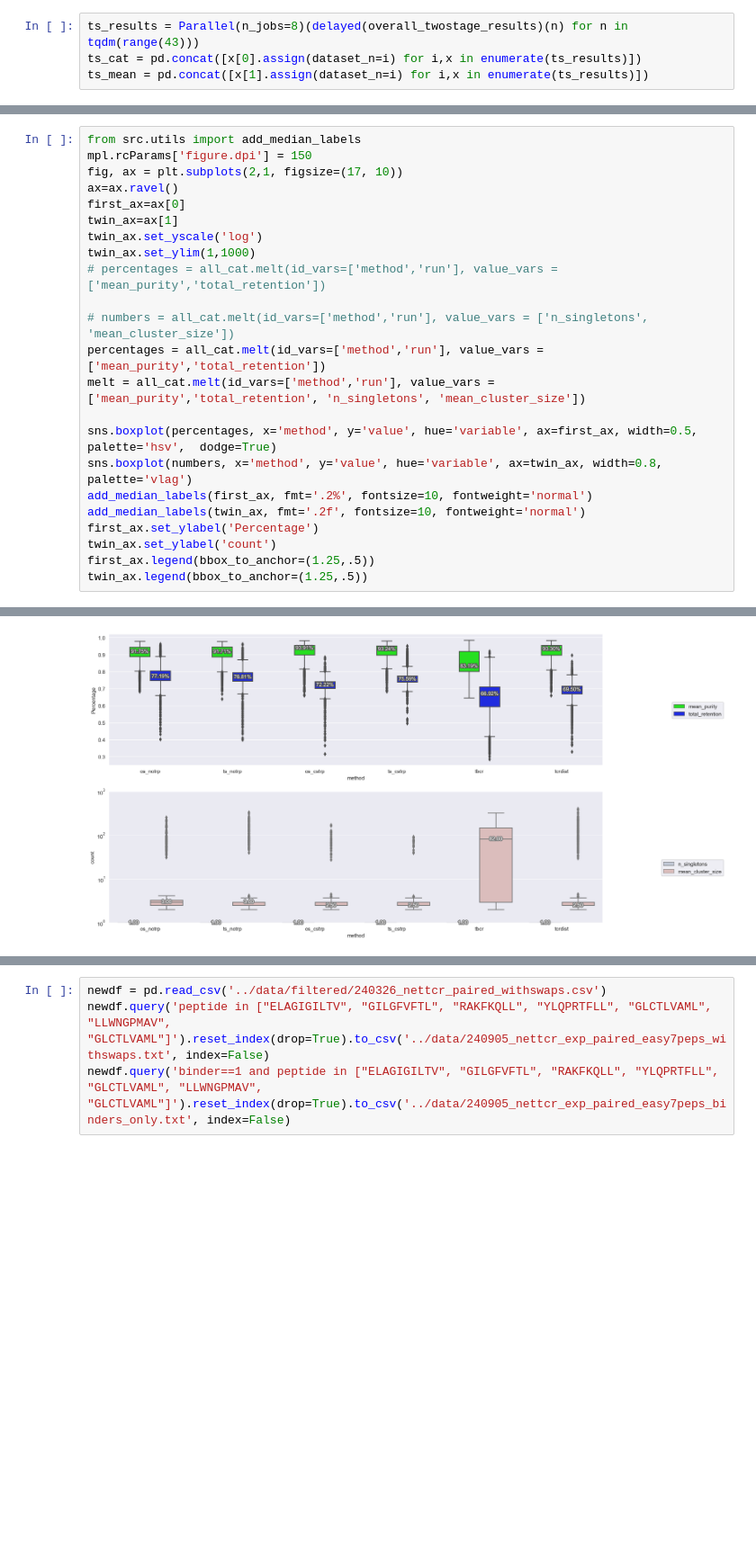
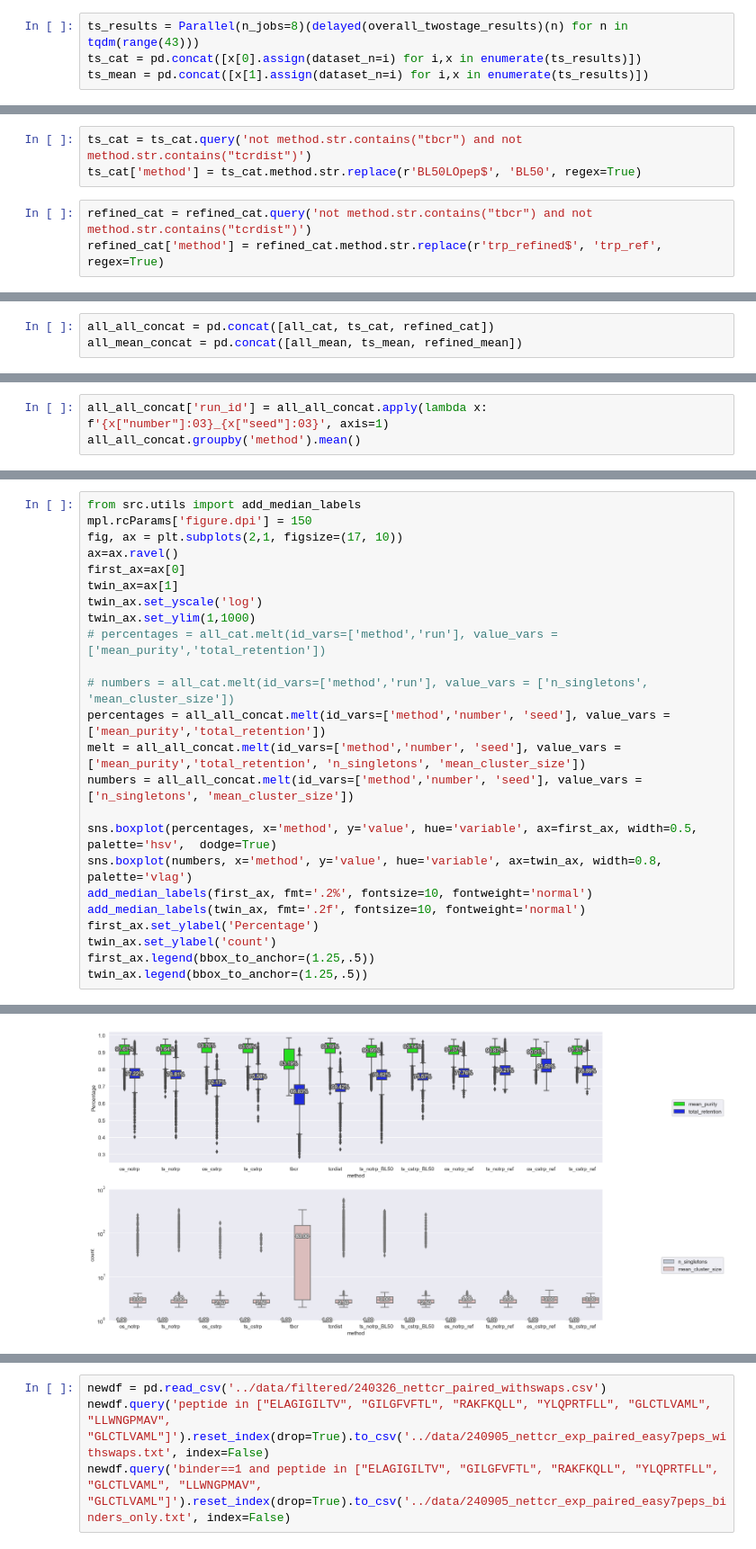
Before and after one commit to richieYT-wan/tclustr, a Jupyter notebook: notebooks/240819_PatientData.ipynb, the cells around one changed output, grey strips where cells are left out. Shown at 90% size. Drawn from its saved outputs; the diff is of its cells as text; blank space fills up the shorter version.

```diff
--- a/notebooks/240819_PatientData.ipynb
+++ b/notebooks/240819_PatientData.ipynb
@@ -1891,0 +1825,6 @@ pd.concat([all_mean, ts_mean])
+# %%
+ts_cat = ts_cat.query('not method.str.contains("tbcr") and not method.str.contains("tcrdist")')
+ts_cat['method'] = ts_cat.method.str.replace(r'BL50LOpep$', 'BL50', regex=True)
+# %%
+refined_cat = refined_cat.query('not method.str.contains("tbcr") and not method.str.contains("tcrdist")')
+refined_cat['method'] = refined_cat.method.str.replace(r'trp_refined$', 'trp_ref', regex=True)
@@ -1892 +1835,4 @@ pd.concat([all_mean, ts_mean])
+# %%
+all_all_concat = pd.concat([all_cat, ts_cat, refined_cat])
+all_mean_concat = pd.concat([all_mean, ts_mean, refined_mean])
 # %%
@@ -1896,0 +1861,3 @@ all_mean.to_csv('../output/240906_Subsampled_MST_bootstrapped_noDistMatrix/all_m
+# %%
+all_all_concat['run_id'] = all_all_concat.apply(lambda x: f'{x["number"]:03}_{x["seed"]:03}', axis=1)
+all_all_concat.groupby('method').mean()
@@ -1897,28 +1879,29 @@ all_mean.to_csv('../output/240906_Subsampled_MST_bootstrapped_noDistMatrix/all_m
 # %%
 from src.utils import add_median_labels
 mpl.rcParams['figure.dpi'] = 150
 fig, ax = plt.subplots(2,1, figsize=(17, 10))
 ax=ax.ravel()
 first_ax=ax[0]
 twin_ax=ax[1]
 twin_ax.set_yscale('log')
 twin_ax.set_ylim(1,1000)
 # percentages = all_cat.melt(id_vars=['method','run'], value_vars = ['mean_purity','total_retention'])
 
 # numbers = all_cat.melt(id_vars=['method','run'], value_vars = ['n_singletons', 'mean_cluster_size'])
-percentages = all_cat.melt(id_vars=['method','run'], value_vars = ['mean_purity','total_retention'])
-melt = all_cat.melt(id_vars=['method','run'], value_vars = ['mean_purity','total_retention', 'n_singletons', 'mean_cluster_size'])
+percentages = all_all_concat.melt(id_vars=['method','number', 'seed'], value_vars = ['mean_purity','total_retention'])
+melt = all_all_concat.melt(id_vars=['method','number', 'seed'], value_vars = ['mean_purity','total_retention', 'n_singletons', 'mean_cluster_size'])
+numbers = all_all_concat.melt(id_vars=['method','number', 'seed'], value_vars = ['n_singletons', 'mean_cluster_size'])
 
 sns.boxplot(percentages, x='method', y='value', hue='variable', ax=first_ax, width=0.5, palette='hsv',  dodge=True)
 sns.boxplot(numbers, x='method', y='value', hue='variable', ax=twin_ax, width=0.8, palette='vlag')
 add_median_labels(first_ax, fmt='.2%', fontsize=10, fontweight='normal')
 add_median_labels(twin_ax, fmt='.2f', fontsize=10, fontweight='normal')
 first_ax.set_ylabel('Percentage')
 twin_ax.set_ylabel('count')
 first_ax.legend(bbox_to_anchor=(1.25,.5))
 twin_ax.legend(bbox_to_anchor=(1.25,.5))
 # %% [output]
 <matplotlib.legend.Legend at 0x...>
-[figure, old version]
+[figure, new version]
 # %%
 from scipy.stats import ttest_ind, pearsonr
```
Also changed, not shown: parts of 32 cells of this notebook, 5 other files.
